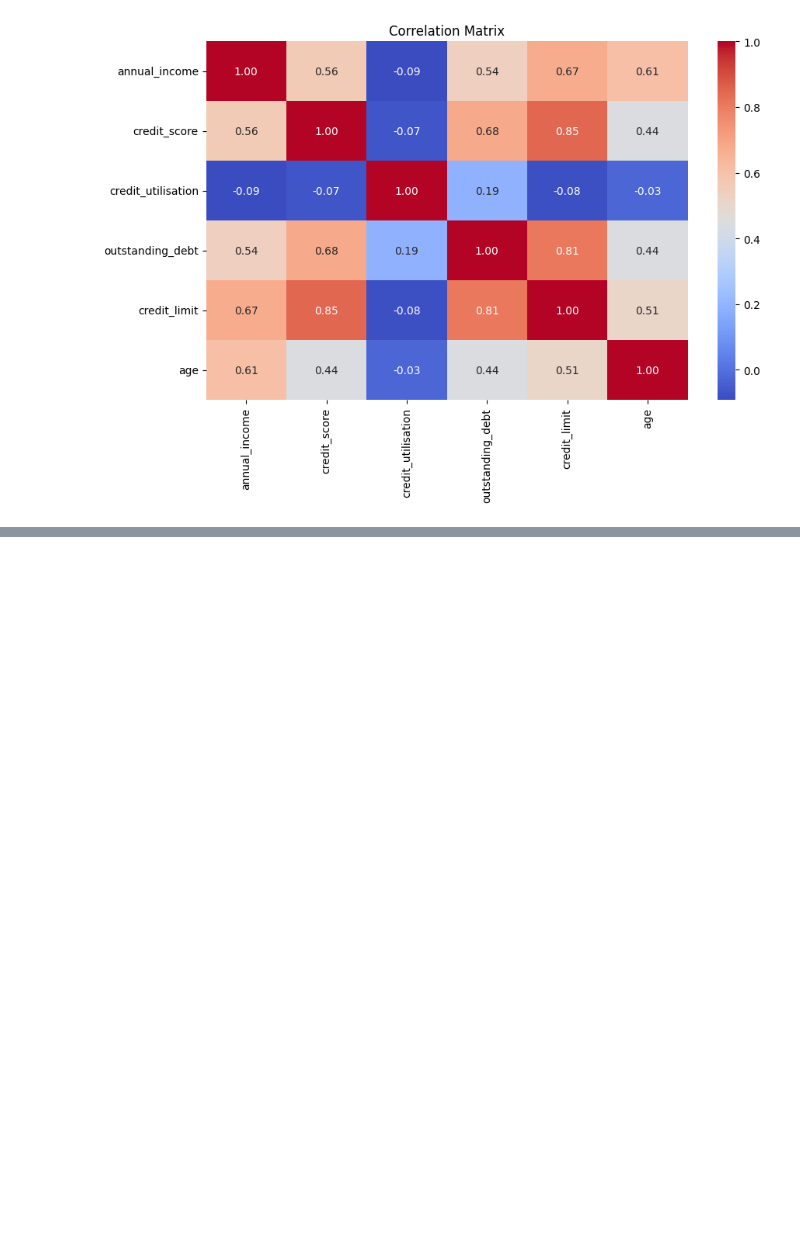
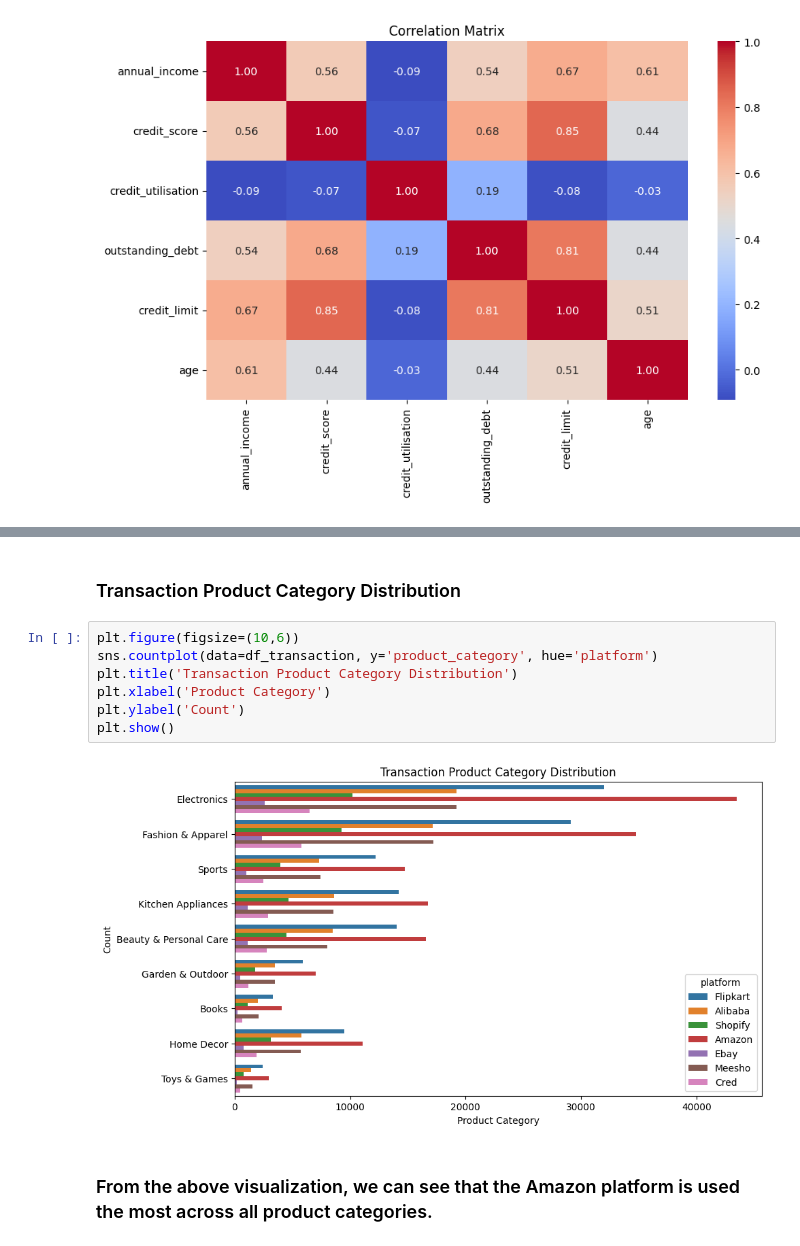
Before and after one commit to ashishjadhav123/AtliQo-Bank-Credit-Card-Launch, a Jupyter notebook: AtliQo Bank Phase1.ipynb, the cells around one changed output, grey strips where cells are left out. Cells and saved outputs as stored; diff of their text form; blank space fills up the shorter version.

```diff
--- a/AtliQo Bank Phase1.ipynb
+++ b/AtliQo Bank Phase1.ipynb
@@ -524,0 +574,13 @@ plt.show()
+# %% [markdown]
+<h3> Transaction Product Category Distribution </h3>
+# %%
+plt.figure(figsize=(10,6))
+sns.countplot(data=df_transaction, y='product_category', hue='platform')
+plt.title('Transaction Product Category Distribution')
+plt.xlabel('Product Category')
+plt.ylabel('Count')
+plt.show()
+# %% [output]
+[figure, added]
+# %% [markdown]
+<h3> From the above visualization, we can see that the Amazon platform is used the most across all product categories. </h3>
```
Also changed, not shown: parts of 9 cells of this notebook.
